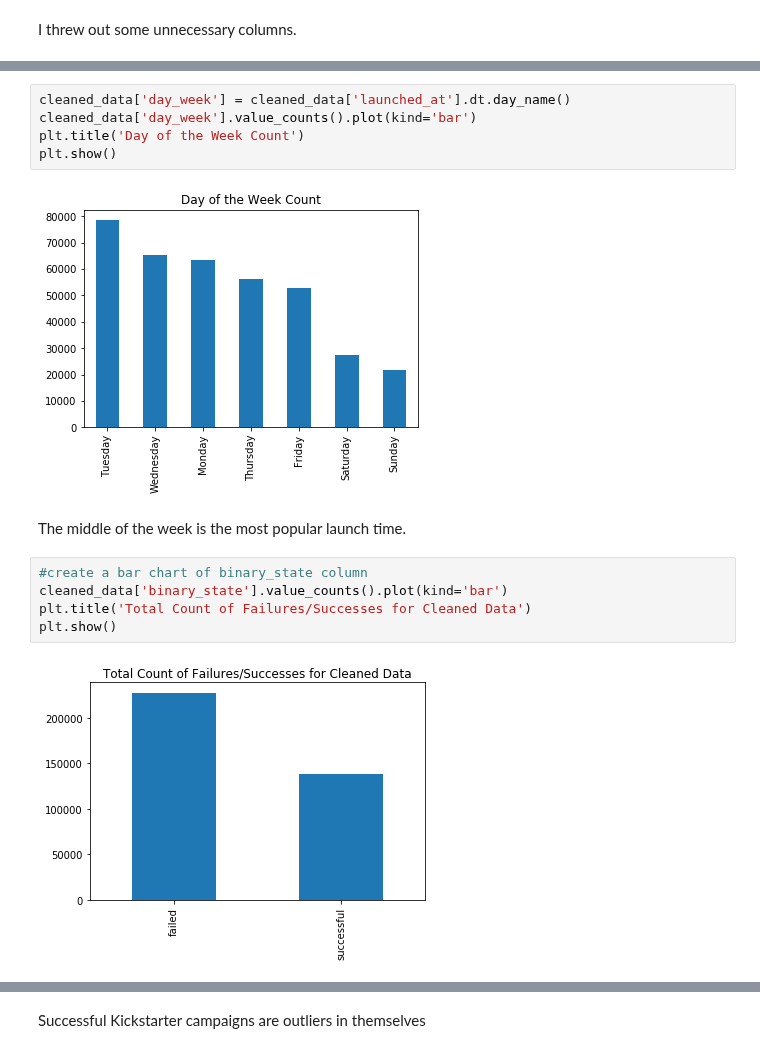
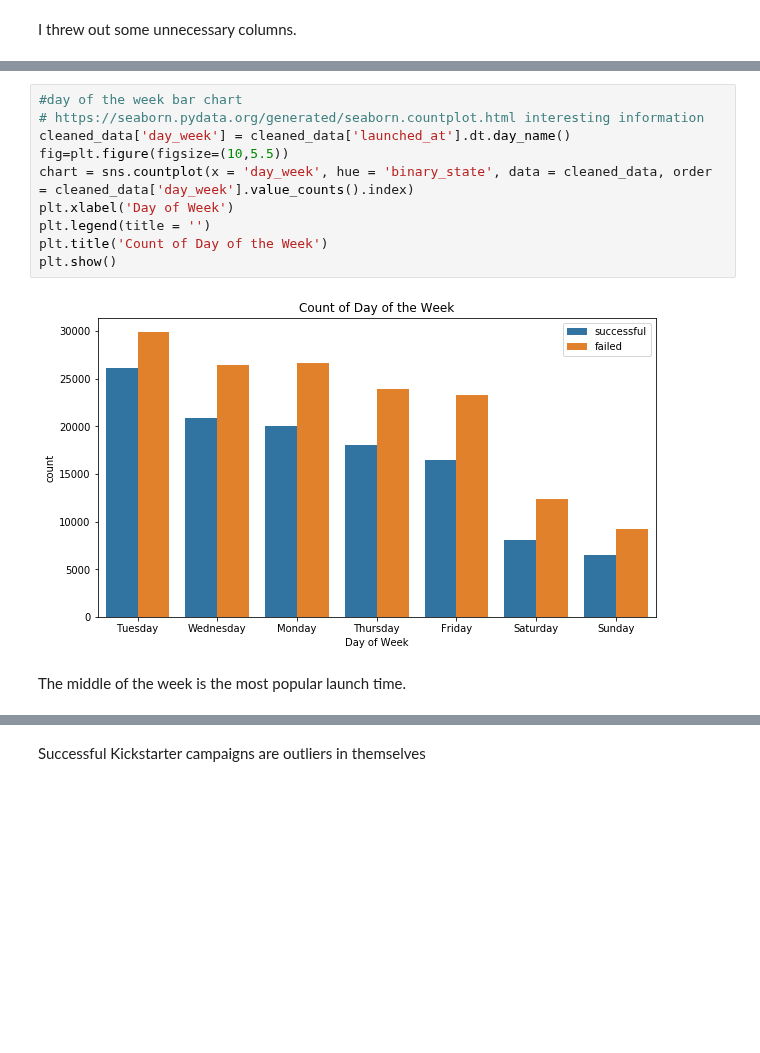
Before and after one commit to dwitten392/Springboard---DW, a Jupyter notebook: Capstone 1 - Kickstarter/Kickstarter Projects - Cleaning and Visualization.ipynb, the cells around one changed output, grey strips where cells are left out. Cells and saved outputs as stored; diff of their text form; blank space fills up the shorter version.

```diff
--- a/Capstone 1 - Kickstarter/Kickstarter Projects - Cleaning and Visualization.ipynb
+++ b/Capstone 1 - Kickstarter/Kickstarter Projects - Cleaning and Visualization.ipynb
@@ -97,19 +150,17 @@ Most Kickstarters have the deadline set at around 30 days from the launch date.
-# %%
-cleaned_data['day_week'] = cleaned_data['launched_at'].dt.day_name()
-cleaned_data['day_week'].value_counts().plot(kind='bar')
-plt.title('Day of the Week Count')
-plt.show()
-# %% [output]
-[figure, removed]
+# %%
+#day of the week bar chart
+# https://seaborn.pydata.org/generated/seaborn.countplot.html interesting information
+cleaned_data['day_week'] = cleaned_data['launched_at'].dt.day_name()
+fig=plt.figure(figsize=(10,5.5))
+chart = sns.countplot(x = 'day_week', hue = 'binary_state', data = cleaned_data, order = cleaned_data['day_week'].value_counts().index)
+plt.xlabel('Day of Week')
+plt.legend(title = '')
+plt.title('Count of Day of the Week')
+plt.show()
+# %% [output]
+[figure, added]
 # %% [markdown]
 The middle of the week is the most popular launch time.
-# %%
-#create a bar chart of binary_state column
-cleaned_data['binary_state'].value_counts().plot(kind='bar')
-plt.title('Total Count of Failures/Successes for Cleaned Data')
-plt.show()
-# %% [output]
-[figure, removed]
 # %%
 #looking distribution of the backers_count column
 f, ax = plt.subplots(figsize=(20, 6))
```
Also changed, not shown: parts of 22 cells of this notebook.
